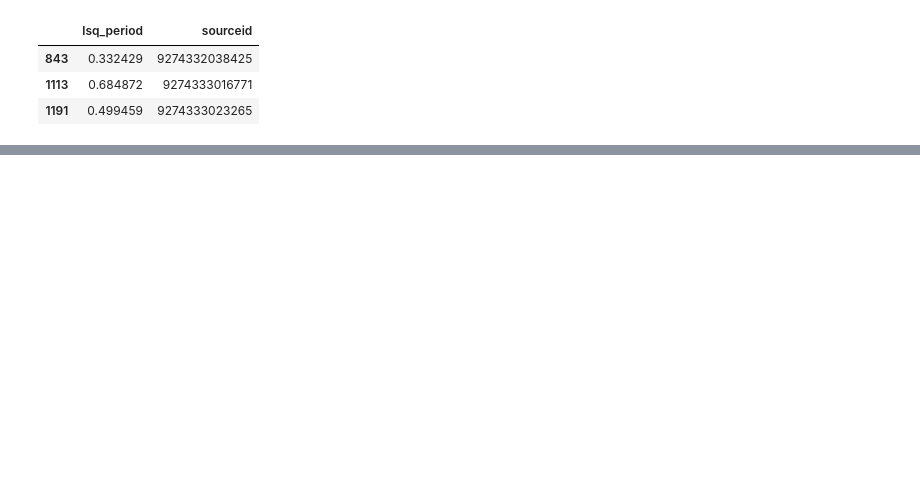
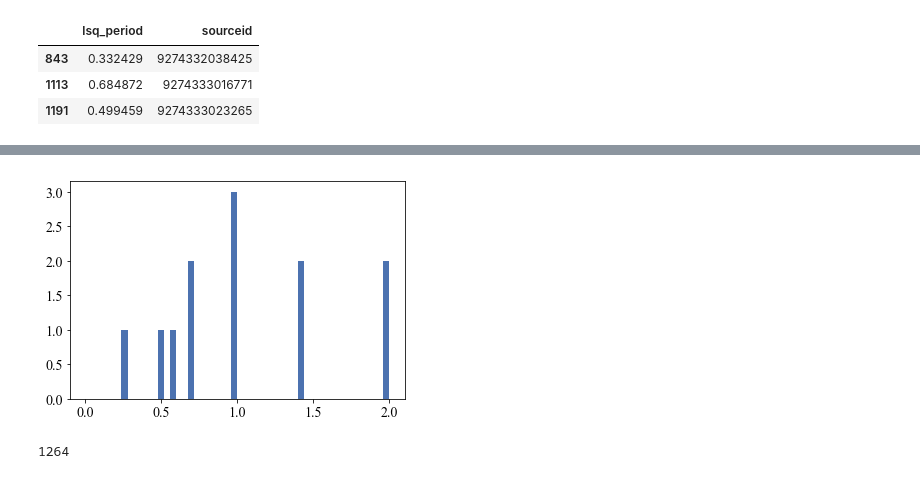
Before and after one commit to thomasmolnar/virac_classifier, a Jupyter notebook: plots/ConfusionMatrix-nofap.ipynb, the cells around one changed output, grey strips where cells are left out. Saved outputs shown, nothing was run; the diff lists cells and outputs as text; code cells hidden in the pictures; blank space fills up the shorter version.

```diff
--- a/plots/ConfusionMatrix-nofap.ipynb
+++ b/plots/ConfusionMatrix-nofap.ipynb
@@ -1329,0 +1478,2 @@ tt_new[['lsq_period','sourceid']][tt_new['class']=='RRab']
+# %%
+tt = pd.read_csv('/local/scratch_2/jls/virac_classifier/results/edr3_SJ_noalias/results_7380776_test.csv.tar.gz')
@@ -1329,0 +1505,4 @@ tt_new[['lsq_period','sourceid']][tt_new['class']=='RRab']
+# %%
+plt.hist(tt['lsq_period'][(tt['class']!='CONST')&(tt['prob']>0.9)],bins=50,range=[0,2]);
+# %% [output]
+[figure, added]
@@ -1329,0 +1512,4 @@ tt_new[['lsq_period','sourceid']][tt_new['class']=='RRab']
+# %%
+np.count_nonzero(tt['class']!='CONST')
+# %% [output]
+1264
```
Also changed, not shown: parts of 29 cells of this notebook, 12 other files.
